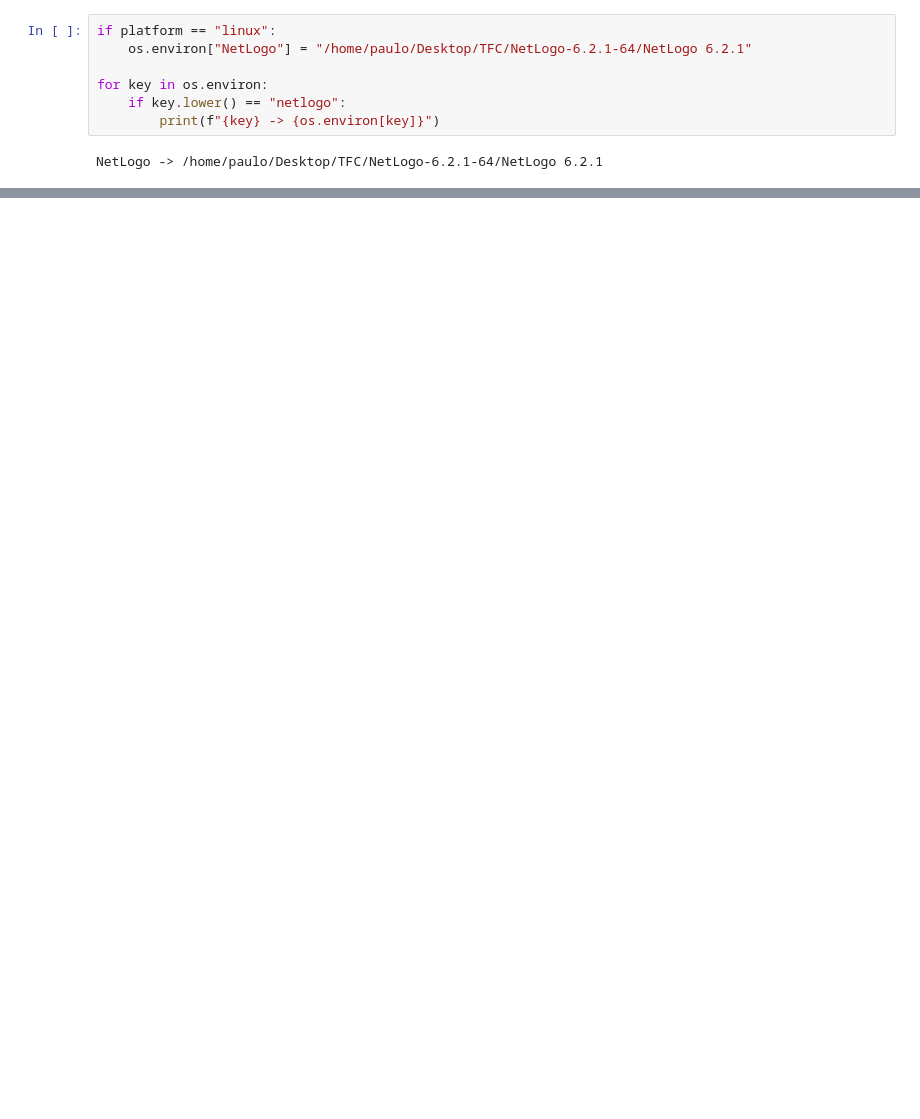
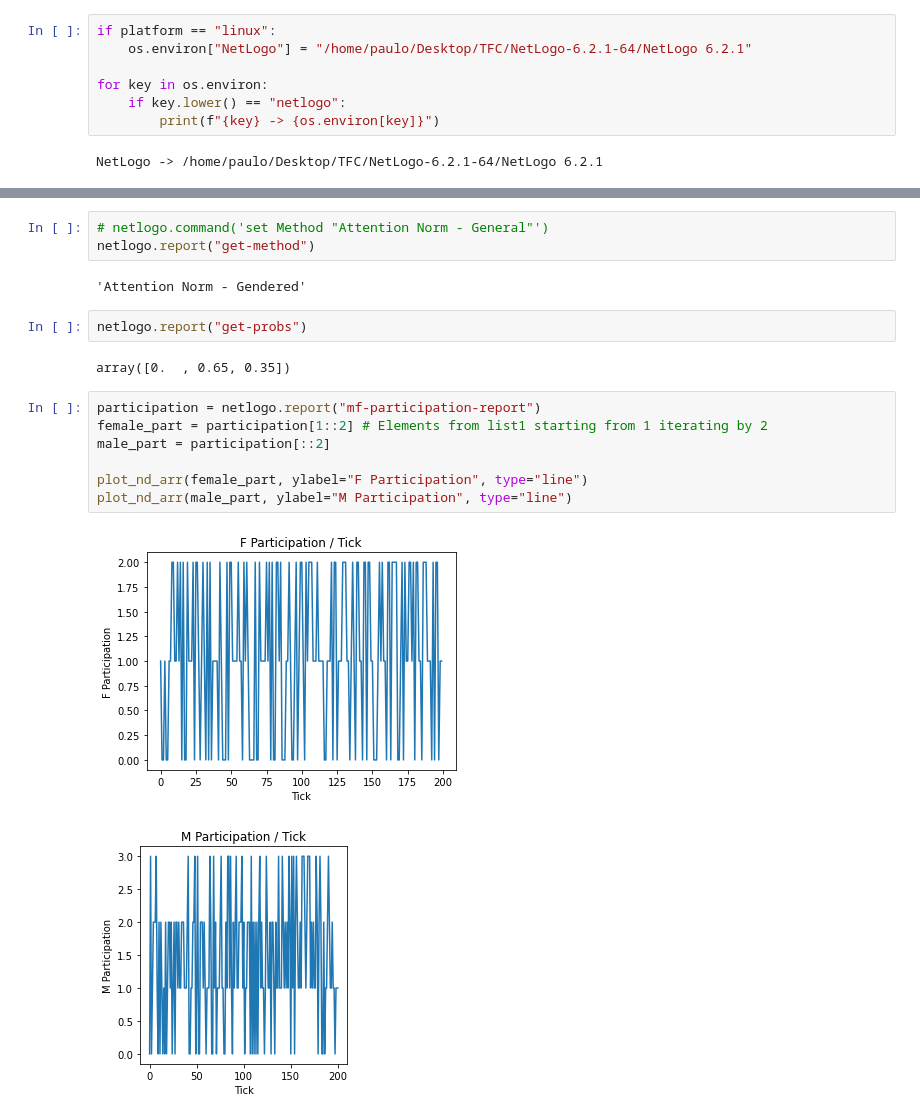
Before and after one commit to DEISI-ULHT-TFC-2021-22/TFC-DEISI258-Modelamento-multi-agente-de-intera-es-em-grupos-sociais, a Jupyter notebook: pynetlogo_ku.ipynb, the cells around one changed output, grey strips where cells are left out. Drawn from its saved outputs; the diff is of its cells as text; blank space fills up the shorter version.

```diff
--- a/pynetlogo_ku.ipynb
+++ b/pynetlogo_ku.ipynb
@@ -112,0 +205,19 @@ gen_graph(nd_array_to_compats(report))
+# %%
+# netlogo.command('set Method "Attention Norm - General"')
+netlogo.report("get-method")
+# %% [output]
+'Attention Norm - Gendered'
+# %%
+netlogo.report("get-probs")
+# %% [output]
+array([0.  , 0.65, 0.35])
+# %%
+participation = netlogo.report("mf-participation-report")
+female_part = participation[1::2] # Elements from list1 starting from 1 iterating by 2
+male_part = participation[::2]
+
+plot_nd_arr(female_part, ylabel="F Participation", type="line")
+plot_nd_arr(male_part, ylabel="M Participation", type="line")
+# %% [output]
+[figure, added]
+[figure, added]
```
Also changed, not shown: parts of 12 cells of this notebook.
